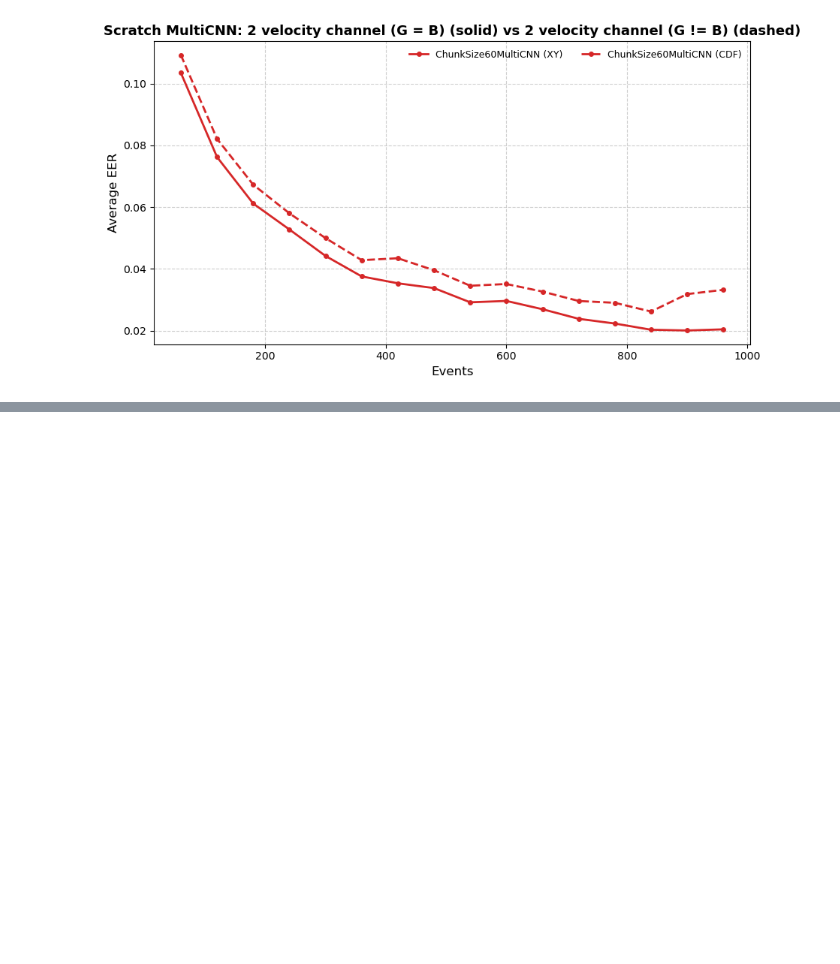
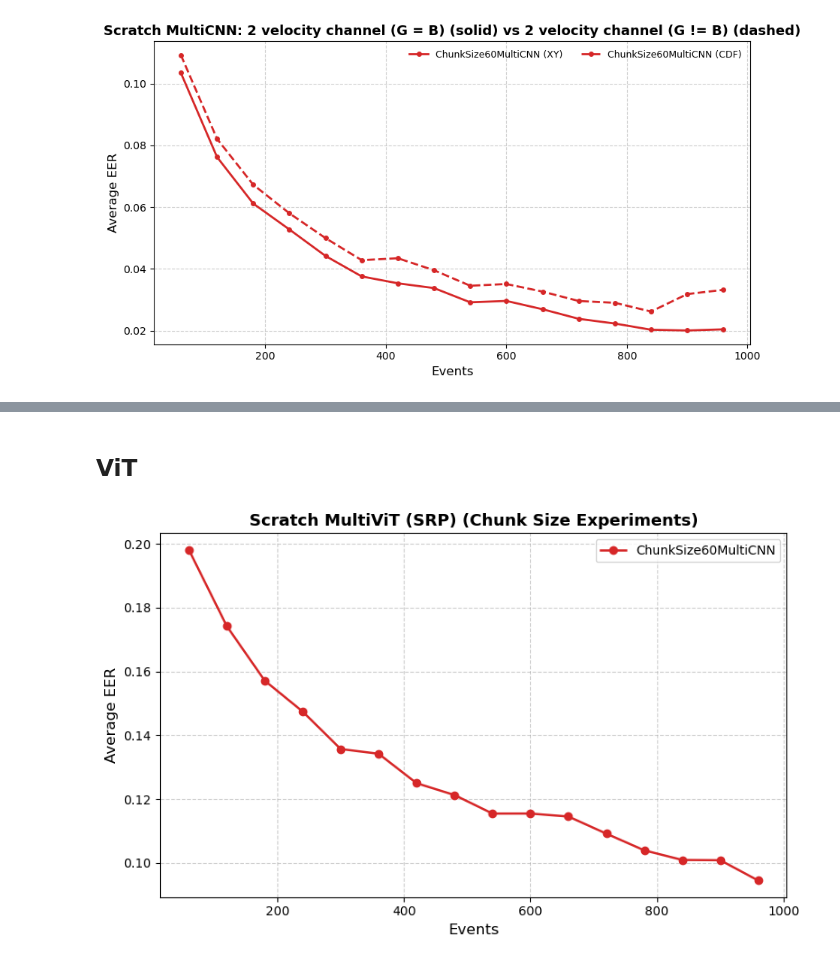
Before and after one commit to S-lijun/Mouse_Dynamics, a Jupyter notebook: Final_Results.ipynb, the cells around one changed output, grey strips where cells are left out. Drawn from its saved outputs; the diff is of its cells as text; code cells hidden in the pictures; blank space fills up the shorter version.

```diff
--- a/Final_Results.ipynb
+++ b/Final_Results.ipynb
@@ -517,3 +517,9 @@ df
 | 12 | XYPlot vs CDF | 13 | 10 | 5.55 | 2.23 | 3.32 | 0.011719 | ... |
 | 13 | XYPlot vs CDF | 14 | 10 | 5.90 | 2.03 | 3.87 | 0.007686 | ... |
 | 14 | XYPlot vs CDF | 15 | 10 | 5.86 | 2.00 | 3.86 | 0.015156 | ... |
+# %% [markdown]
+## ViT
+# %%
+plot_chunk_json_curves("Results/224/Scratch_MultiViT/SRP/OneChannel", max_event=1000, model="Scratch MultiViT (SRP)")
+# %% [output]
+[figure, added]
```
Also changed, not shown: 3 other files.
